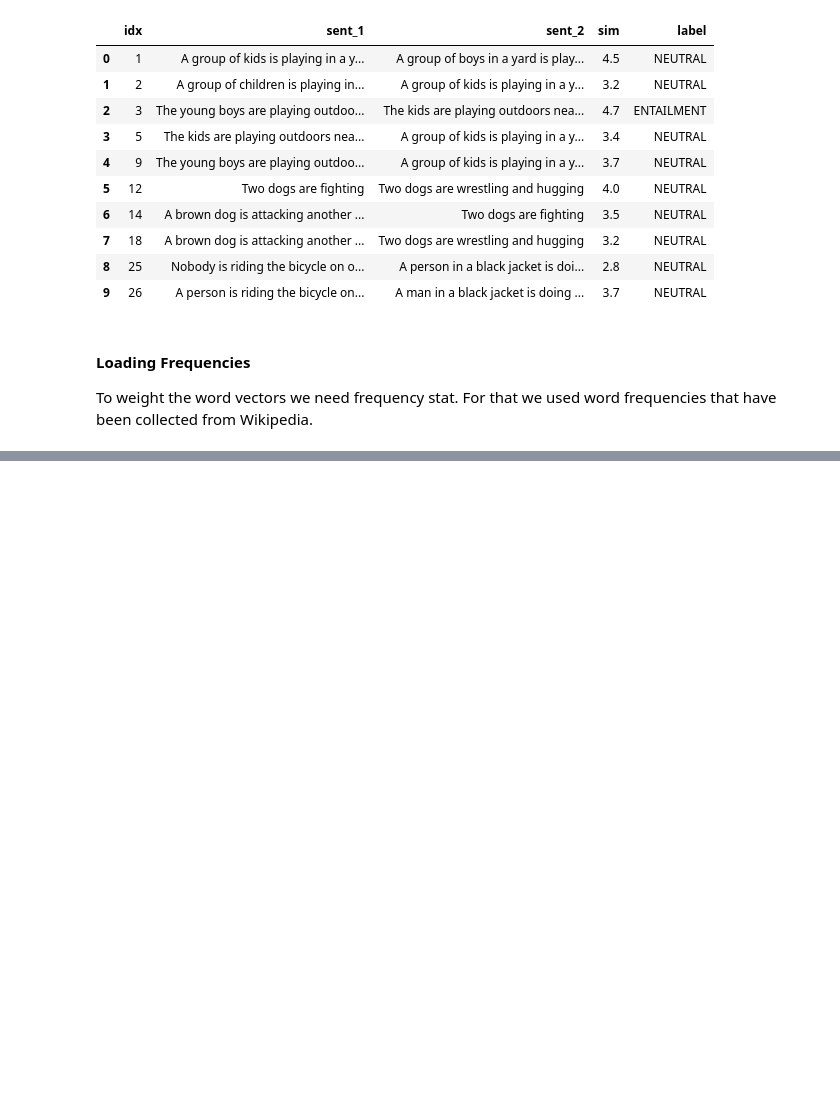
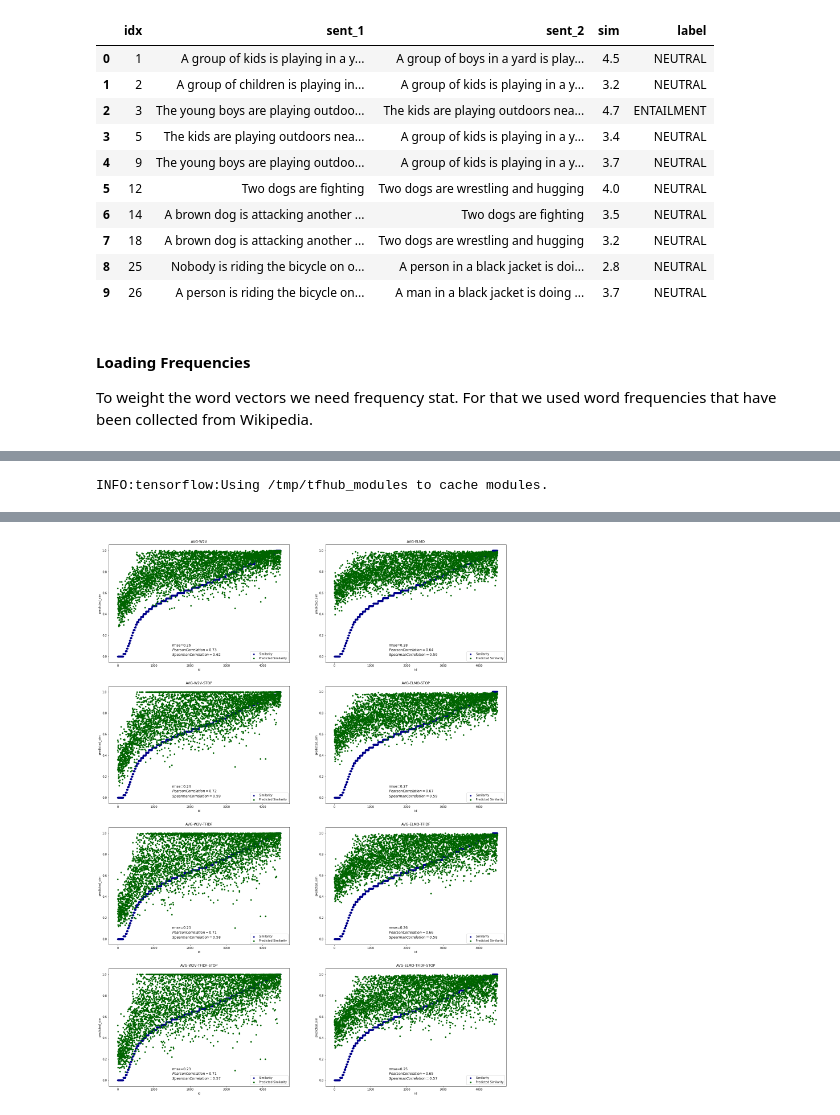
Before and after one commit to TharinduDR/Simple-Sentence-Similarity, a Jupyter notebook: Sentence Similarity - Context Vectors.ipynb, the cells around one changed output, grey strips where cells are left out. Cells and saved outputs as stored; diff of their text form; code cells hidden in the pictures; blank space fills up the shorter version.

Commit message:
014: Added ELMo Embedding comparisons

```diff
--- a/Sentence Similarity - Context Vectors.ipynb
+++ b/Sentence Similarity - Context Vectors.ipynb
@@ -62,0 +71,3 @@ INFO:tensorflow:Using /tmp/tfhub_modules to cache modules.
+# %%
+from embeddings.load_embeddings import load_word2vec
+word2vec = load_word2vec("/data/word2vec/GoogleNews-vectors-negative300.bin.gz")
@@ -63,23 +83,56 @@ INFO:tensorflow:Using /tmp/tfhub_modules to cache modules.
+# %%
+import functools as ft
+from preprocessing.normalize import normalize
+from matrices.word_vectors.avg_embeddings import run_avg_benchmark
+from utility.run_experiment import run_experiment
+import pandas as pd
+import matplotlib.pyplot as plt
+from matrices.context_vectors.avg_embeddings import run_avg_elmo_benchmark
+
+benchmarks = [("AVG-W2V", ft.partial(run_avg_benchmark, model=word2vec, use_stoplist=False)),
+              ("AVG-ELMO", ft.partial(run_avg_elmo_benchmark, model_path='ml_models/elmo/sick', use_stoplist=False)),
+              ("AVG-W2V-STOP", ft.partial(run_avg_benchmark, model=word2vec, use_stoplist=True)),
+              ("AVG-ELMO-STOP", ft.partial(run_avg_elmo_benchmark, model_path='ml_models/elmo/sick', use_stoplist=True)),
+              ("AVG-W2V-TFIDF", ft.partial(run_avg_benchmark, model=word2vec, use_stoplist=False, doc_freqs=doc_frequency)),
+              ("AVG-ELMO-TFIDF", ft.partial(run_avg_elmo_benchmark, model_path='ml_models/elmo/sick', use_stoplist=False, doc_freqs=doc_frequency)),
+              ("AVG-W2V-TFIDF-STOP",ft.partial(run_avg_benchmark, model=word2vec, use_stoplist=True, doc_freqs=doc_frequency)),
+              ("AVG-ELMO-TFIDF-STOP",ft.partial(run_avg_elmo_benchmark, model_path='ml_models/elmo/sick', use_stoplist=True, doc_freqs=doc_frequency))]
+# %% [output]
+INFO:tensorflow:Using /tmp/tfhub_modules to cache modules.
 # %%
 import scipy
-import matplotlib.pyplot as plt
-import pandas as pd
+from sklearn.metrics import mean_squared_error
 from math import sqrt
-from sklearn.metrics import mean_squared_error
 
-sick_train = normalize(sick_train, ["sim"])[3101:3200]
-for i in range(0, 1):
+fig, axes = plt.subplots(nrows=4, ncols=2, figsize=(25,35))
+row = 0
+column = 0
+sick_train = normalize(sick_train, ["sim"])
+for i in range(0, 8):
     sims, topic = run_experiment(sick_train, benchmarks[i])
-    sick_train['predicted_sim'] = pd.Series(sims).values
-    sick_train = normalize(sick_train, ["predicted_sim"])
     pearson_correlation = scipy.stats.pearsonr(sims, sick_train['sim'])[0]
     spearman_correlation = scipy.stats.spearmanr(sims, sick_train['sim'])[0]
-    rmse = sqrt(mean_squared_error(sick_train['predicted_sim'], sick_train['sim']))
+    rmse = sqrt(mean_squared_error(sims, sick_train['sim']))
     textstr = 'rmse=%.2f\n$Pearson Correlation=%.2f$\n$Spearman Correlation=%.2f$'%(rmse, pearson_correlation, spearman_correlation)
+    sick_train['predicted_sim'] = pd.Series(sims).values
     sick_train = sick_train.sort_values('sim')
     id = list(range(0, len(sick_train.index)))
     sick_train['id'] = pd.Series(id).values
-    ax = sick_train.plot(kind='scatter', x='id', y='sim',color='DarkBlue', label='Similarity', title = topic, figsize=(10,10));
-    sick_train.plot(kind='scatter', x='id', y='predicted_sim', color='DarkGreen', label='Predicted Similarity', ax=ax);
-    ax.text(1500, 0.05, textstr, fontsize=12)
+
+    if(i < 2):
+        row = 0
+        column = i
+    if(i >= 2 and i < 4):
+        row = 1
+        column = i-2
+    if(i >= 4 and i < 6):
+        row = 2
+        column = i-4
+    if(i >=6 and i < 8):
+        row = 3
+        column = i-6
+
+    sick_train.plot(kind='scatter', x='id', y='sim',color='DarkBlue', label='Similarity', title = topic, ax=axes[row, column]);
+    sick_train.plot(kind='scatter', x='id', y='predicted_sim', color='DarkGreen', label='Predicted Similarity', ax=axes[row, column]);
+    axes[row, column].text(1500, 0, textstr, fontsize=12)
 # %% [output]
@@ -89,0 +142 @@ Progress: |███████████████████████
+[figure, added]
```
Also changed, not shown: parts of 7 cells of this notebook, 6 other files.
